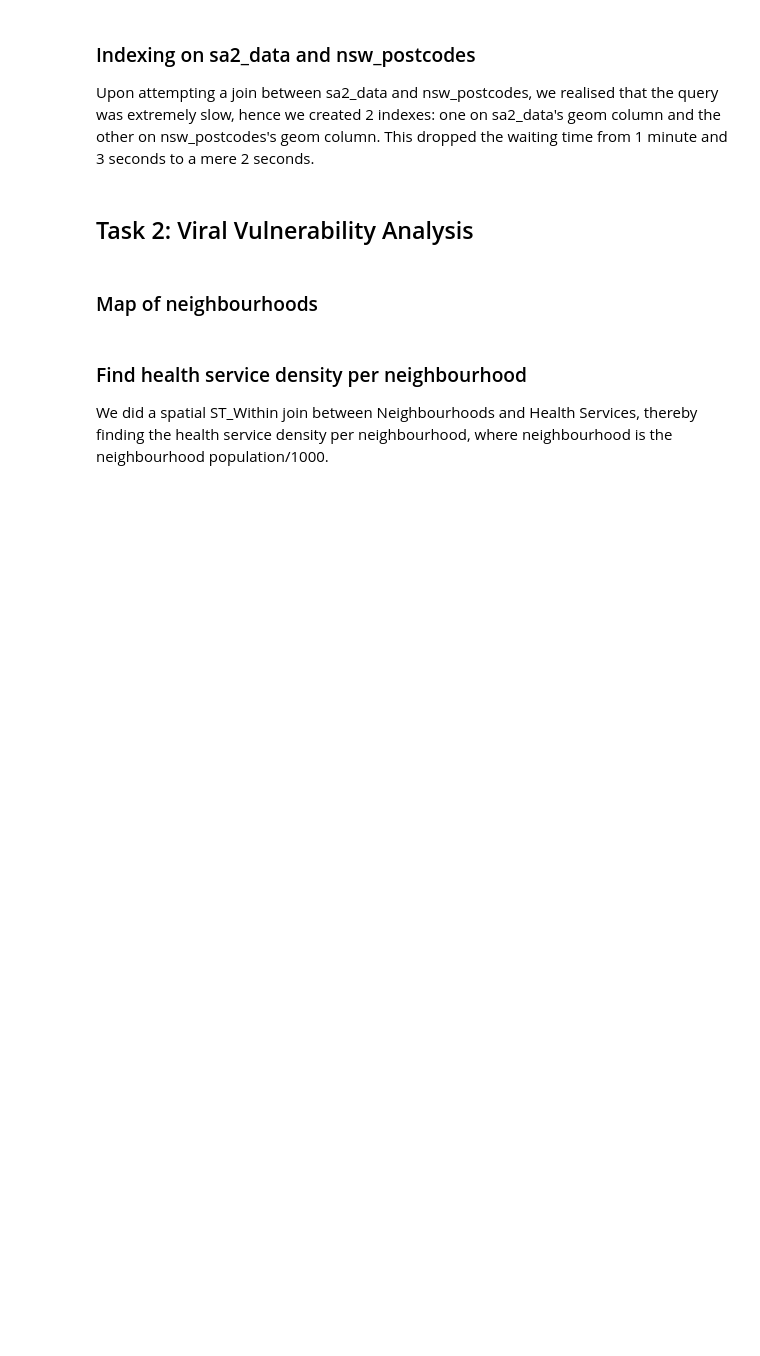
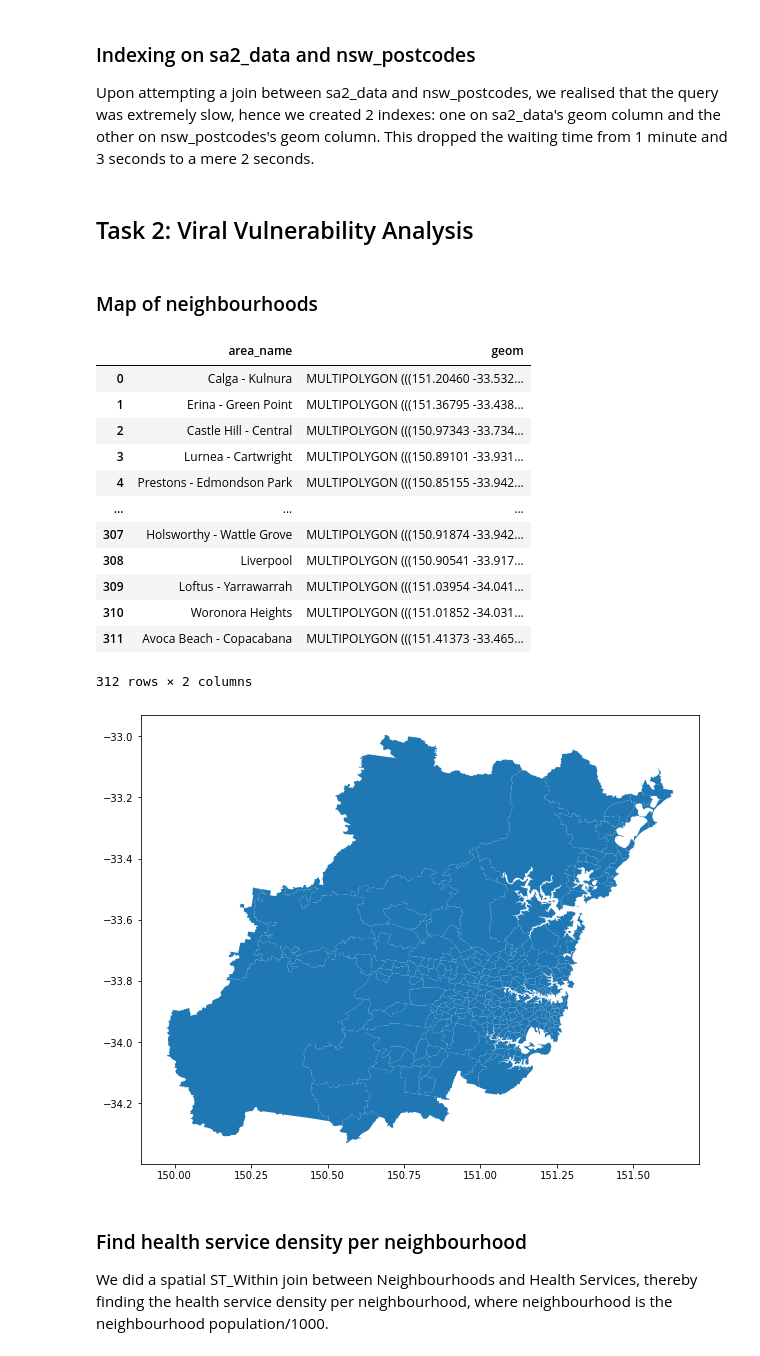
Before and after one commit to KhangNguyen22/data2001-data-science, a Jupyter notebook: Assignment.ipynb, the cells around one changed output. Saved outputs shown, nothing was run; the diff lists cells and outputs as text; code cells hidden in the pictures; blank space fills up the shorter version.

```diff
--- a/Assignment.ipynb
+++ b/Assignment.ipynb
@@ -350,9 +353,25 @@ pgquery(conn, "SET search_path to covid, public")
 # %% [markdown]
 ### Map of neighbourhoods
 # %%
-query = """SELECT geom FROM neighbourhoods"""
+query = """SELECT area_name, geom FROM neighbourhoods"""
 neighbourhoods_map = gpd.read_postgis(query, conn)
 neighbourhoods_map.plot(figsize=(10,10))
+neighbourhoods_map
+# %% [output]
+|  | area_name | geom |
+| 0 | Calga - Kulnura | MULTIPOLYGON (((151.20460 -33.532... |
+| 1 | Erina - Green Point | MULTIPOLYGON (((151.36795 -33.438... |
+| 2 | Castle Hill - Central | MULTIPOLYGON (((150.97343 -33.734... |
+| 3 | Lurnea - Cartwright | MULTIPOLYGON (((150.89101 -33.931... |
+| 4 | Prestons - Edmondson Park | MULTIPOLYGON (((150.85155 -33.942... |
+| ... | ... | ... |
+| 307 | Holsworthy - Wattle Grove | MULTIPOLYGON (((150.91874 -33.942... |
+| 308 | Liverpool | MULTIPOLYGON (((150.90541 -33.917... |
+| 309 | Loftus - Yarrawarrah | MULTIPOLYGON (((151.03954 -34.041... |
+| 310 | Woronora Heights | MULTIPOLYGON (((151.01852 -34.031... |
+| 311 | Avoca Beach - Copacabana | MULTIPOLYGON (((151.41373 -33.465... |
+312 rows × 2 columns
+[figure, added]
 # %% [markdown]
 ### Find health service density per neighbourhood
 
```
Also changed, not shown: parts of 31 cells of this notebook.
